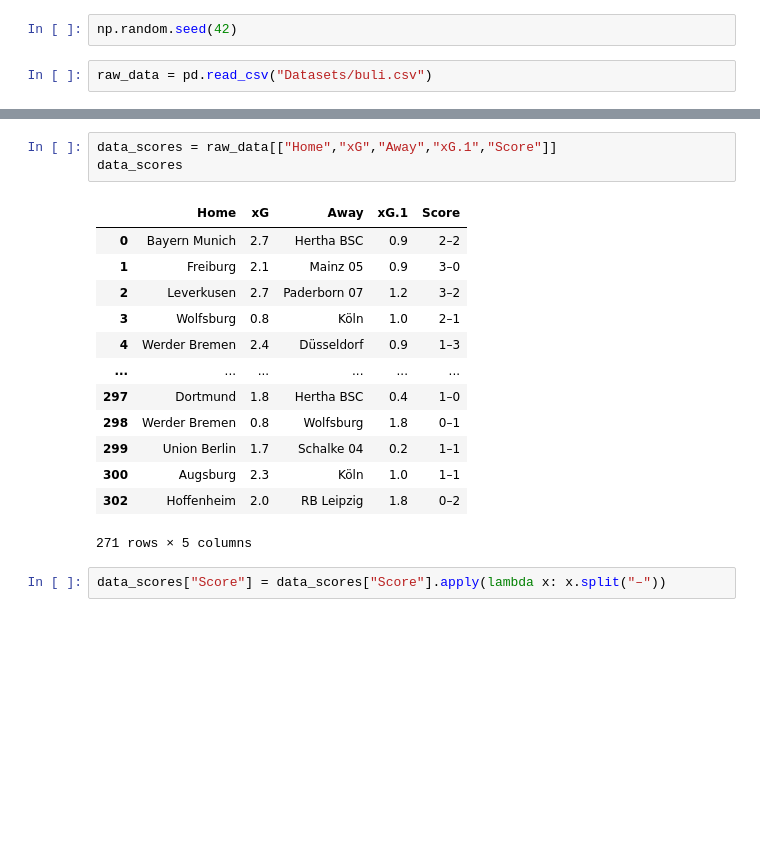
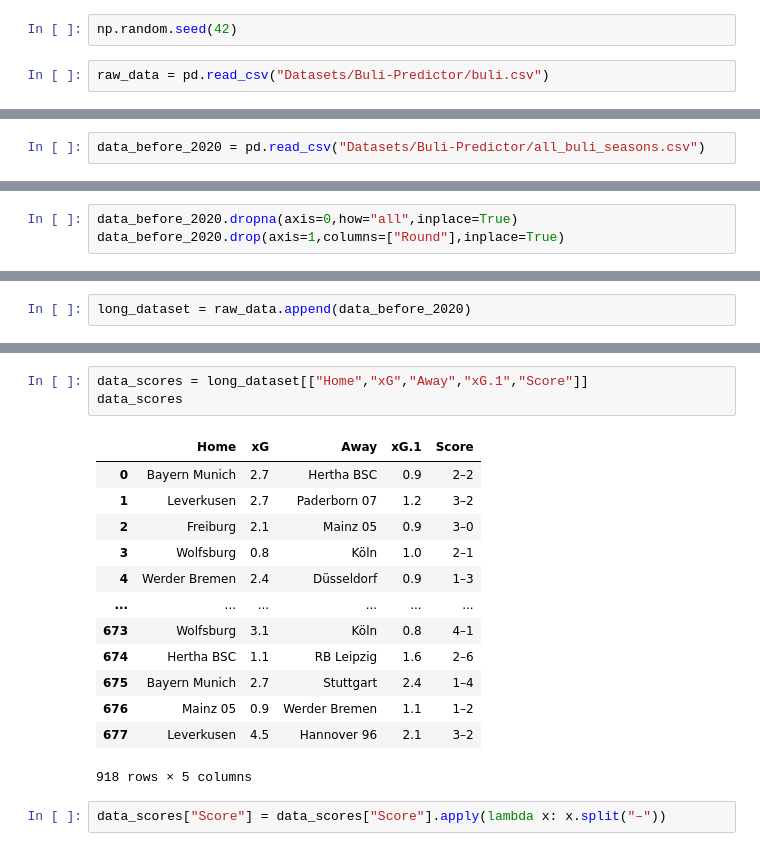
Before and after one commit to PhilippRados/Machine-Learning, a Jupyter notebook: Bundesliga Classifier with sklearn.ipynb, the cells around one changed output, grey strips where cells are left out. Saved outputs shown, nothing was run; the diff lists cells and outputs as text; blank space fills up the shorter version.

```diff
--- a/Bundesliga Classifier with sklearn.ipynb
+++ b/Bundesliga Classifier with sklearn.ipynb
@@ -7,4 +7,4 @@ sns.set()
 # %%
 np.random.seed(42)
 # %%
-raw_data = pd.read_csv("Datasets/buli.csv")
+raw_data = pd.read_csv("Datasets/Buli-Predictor/buli.csv")
@@ -10,0 +27,2 @@ raw_data = pd.read_csv("Datasets/buli.csv")
+# %%
+data_before_2020 = pd.read_csv("Datasets/Buli-Predictor/all_buli_seasons.csv")
@@ -11,2 +45,5 @@ raw_data = pd.read_csv("Datasets/buli.csv")
+# %%
+data_before_2020.dropna(axis=0,how="all",inplace=True)
+data_before_2020.drop(axis=1,columns=["Round"],inplace=True)
 # %%
 raw_data.dropna(axis=0,how="all",inplace=True)
@@ -27,0 +74,2 @@ raw_data
+# %%
+long_dataset = raw_data.append(data_before_2020)
@@ -28,20 +92,20 @@ raw_data
 # %%
-data_scores = raw_data[["Home","xG","Away","xG.1","Score"]]
+data_scores = long_dataset[["Home","xG","Away","xG.1","Score"]]
 data_scores
 # %% [output]
 |  | Home | xG | Away | xG.1 | Score |
 | 0 | Bayern Munich | 2.7 | Hertha BSC | 0.9 | 2–2 |
-| 1 | Freiburg | 2.1 | Mainz 05 | 0.9 | 3–0 |
-| 2 | Leverkusen | 2.7 | Paderborn 07 | 1.2 | 3–2 |
+| 1 | Leverkusen | 2.7 | Paderborn 07 | 1.2 | 3–2 |
+| 2 | Freiburg | 2.1 | Mainz 05 | 0.9 | 3–0 |
 | 3 | Wolfsburg | 0.8 | Köln | 1.0 | 2–1 |
 | 4 | Werder Bremen | 2.4 | Düsseldorf | 0.9 | 1–3 |
 | ... | ... | ... | ... | ... | ... |
-| 297 | Dortmund | 1.8 | Hertha BSC | 0.4 | 1–0 |
-| 298 | Werder Bremen | 0.8 | Wolfsburg | 1.8 | 0–1 |
-| 299 | Union Berlin | 1.7 | Schalke 04 | 0.2 | 1–1 |
-| 300 | Augsburg | 2.3 | Köln | 1.0 | 1–1 |
-| 302 | Hoffenheim | 2.0 | RB Leipzig | 1.8 | 0–2 |
+| 673 | Wolfsburg | 3.1 | Köln | 0.8 | 4–1 |
+| 674 | Hertha BSC | 1.1 | RB Leipzig | 1.6 | 2–6 |
+| 675 | Bayern Munich | 2.7 | Stuttgart | 2.4 | 1–4 |
+| 676 | Mainz 05 | 0.9 | Werder Bremen | 1.1 | 1–2 |
+| 677 | Leverkusen | 4.5 | Hannover 96 | 2.1 | 3–2 |
-271 rows × 5 columns
+918 rows × 5 columns
 # %%
 data_scores["Score"] = data_scores["Score"].apply(lambda x: x.split("–"))
 # %% [output]
```
Also changed, not shown: parts of 44 cells of this notebook.
